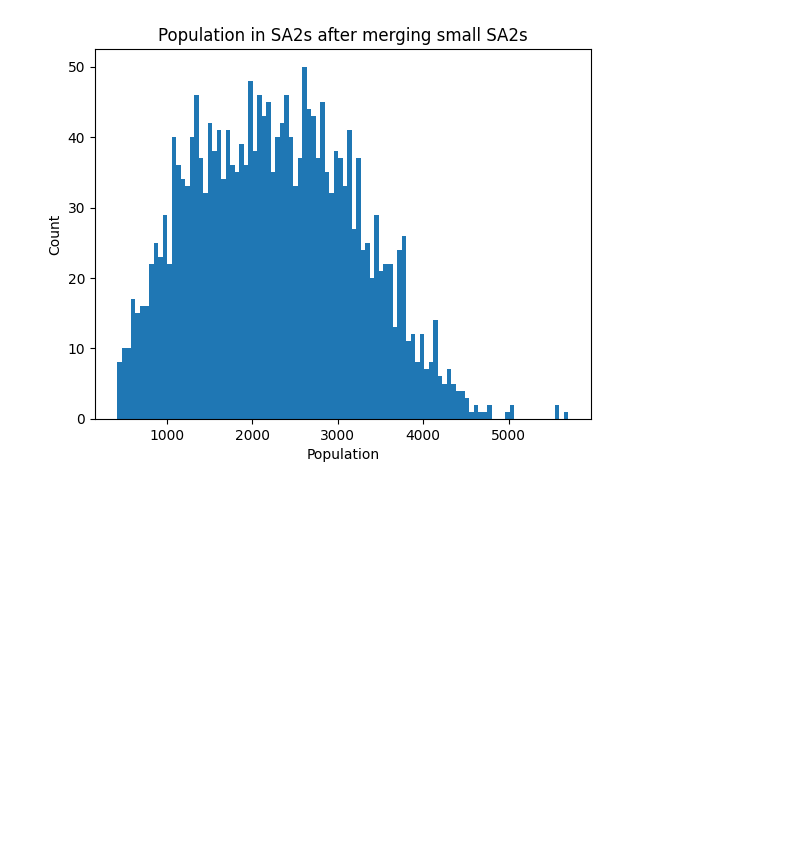
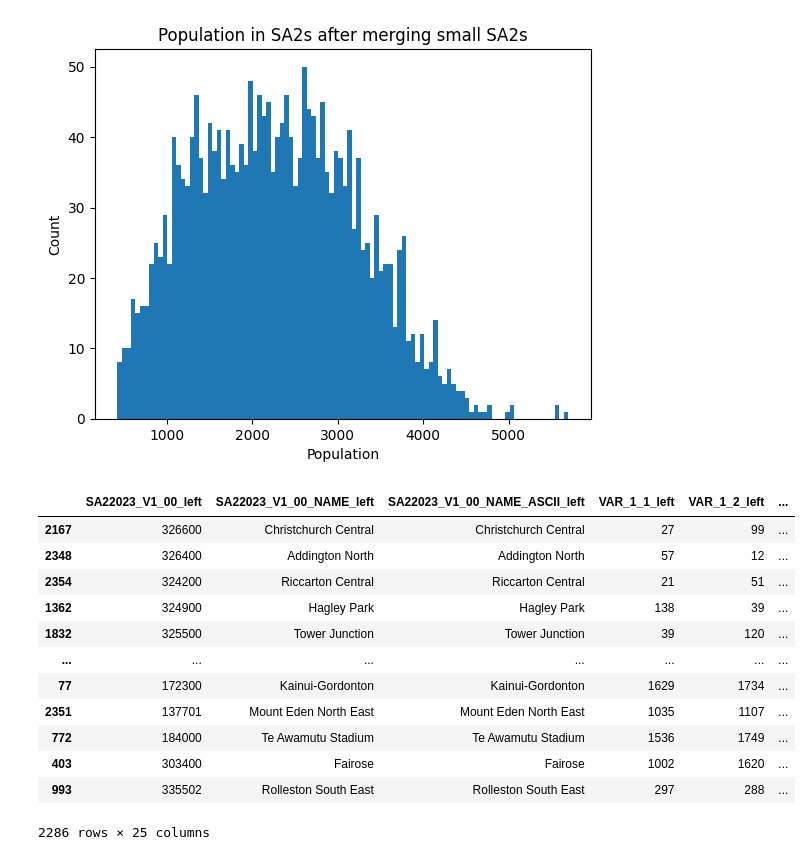
Before and after one commit to UoA-eResearch/IMD, a Jupyter notebook: merge_small_SA2s.ipynb, the cells around one changed output. Drawn from its saved outputs; the diff is of its cells as text; code cells hidden in the pictures; blank space fills up the shorter version.

Commit message:
build a concordance CSV

```diff
--- a/merge_small_SA2s.ipynb
+++ b/merge_small_SA2s.ipynb
@@ -5,6 +5,7 @@ pd.set_option('display.max_columns', None)
 # %%
 sa2 = gpd.read_file("input/statsnz-2023-census-population-change-by-statistical-area-2-FGDB.zip!2023-census-population-change-by-statistical-area-2.gdb").sort_values("VAR_1_3")
 sa2 = sa2[sa2.LAND_AREA_SQ_KM > 0]
+original_sa2 = sa2.copy()
 sa2["n_SA2s"] = 1
 sa2
 # %% [output]
@@ -186,3 +187,21 @@ sa2.VAR_1_3.plot.hist(bins=100, xlabel="Population", ylabel="Count", title="Popu
 # %% [output]
 <Axes: title={'center': 'Population in SA2s after merging small SA2s'}, xlabel='Population', ylabel='Count'>
 [figure]
+# %%
+concordance = original_sa2.sjoin(sa2, how="inner", predicate="within")
+concordance.sort_values("n_SA2s", ascending=False).drop(columns=["geometry", "index_right"]).to_csv("output/SA2_2023_concordance.csv", index=False)
+concordance.sort_values("n_SA2s", ascending=False)
+# %% [output]
+|  | SA22023_V1_00_left | SA22023_V1_00_NAME_left | SA22023_V1_00_NAME_ASCII_left | VAR_1_1_left | VAR_1_2_left | ... |
+| 2167 | 326600 | Christchurch Central | Christchurch Central | 27 | 99 | ... |
+| 2348 | 326400 | Addington North | Addington North | 57 | 12 | ... |
+| 2354 | 324200 | Riccarton Central | Riccarton Central | 21 | 51 | ... |
+| 1362 | 324900 | Hagley Park | Hagley Park | 138 | 39 | ... |
+| 1832 | 325500 | Tower Junction | Tower Junction | 39 | 120 | ... |
+| ... | ... | ... | ... | ... | ... | ... |
+| 77 | 172300 | Kainui-Gordonton | Kainui-Gordonton | 1629 | 1734 | ... |
+| 2351 | 137701 | Mount Eden North East | Mount Eden North East | 1035 | 1107 | ... |
+| 772 | 184000 | Te Awamutu Stadium | Te Awamutu Stadium | 1536 | 1749 | ... |
+| 403 | 303400 | Fairose | Fairose | 1002 | 1620 | ... |
+| 993 | 335502 | Rolleston South East | Rolleston South East | 297 | 288 | ... |
+2286 rows × 25 columns
```
